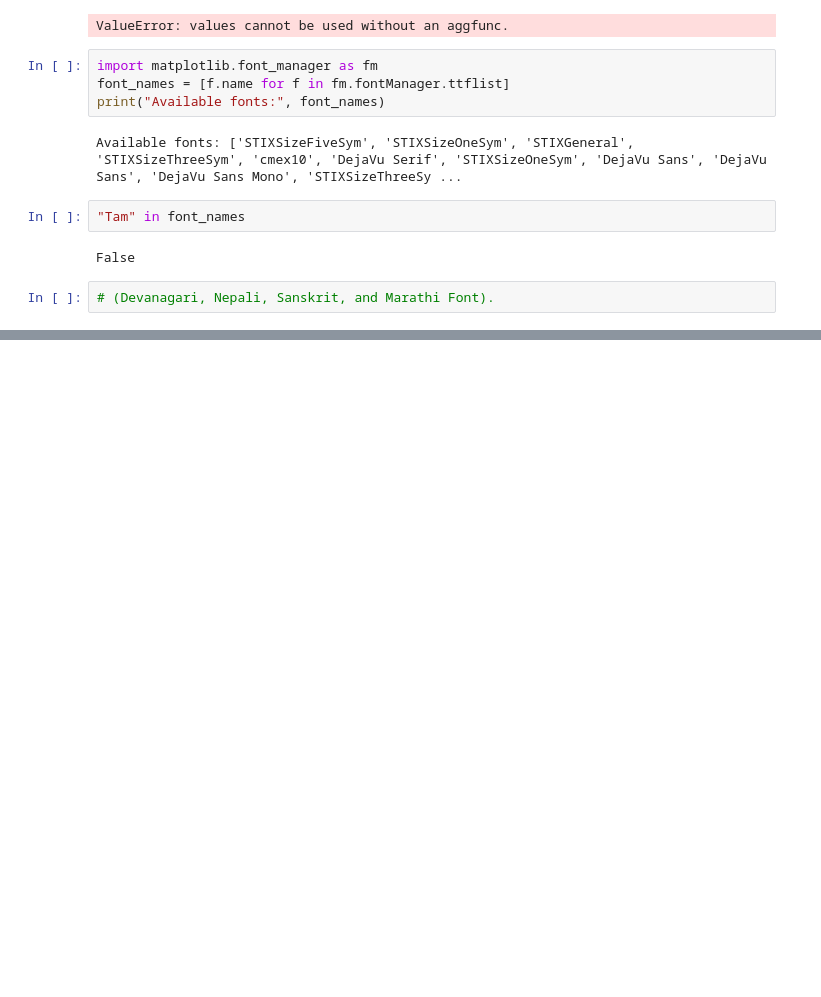
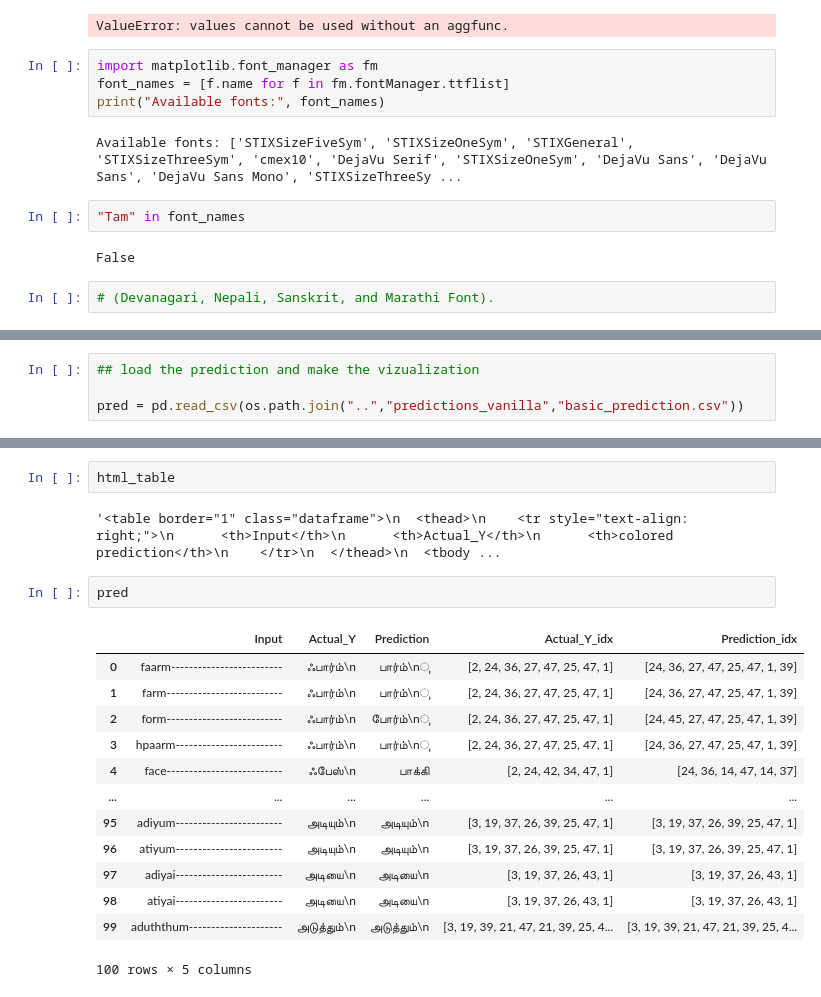
Before and after one commit to yuvaramsingh94/DA6401_Assignment_3, a Jupyter notebook: code/attention_viz.ipynb, the cells around one changed output, grey strips where cells are left out. Cells and saved outputs as stored; diff of their text form; blank space fills up the shorter version.

```diff
--- a/code/attention_viz.ipynb
+++ b/code/attention_viz.ipynb
@@ -184,0 +234,4 @@ False
+# %%
+## load the prediction and make the vizualization
+
+pred = pd.read_csv(os.path.join("..","predictions_vanilla","basic_prediction.csv"))
@@ -184,0 +256,20 @@ False
+# %%
+html_table
+# %% [output]
+'<table border="1" class="dataframe">\n  <thead>\n    <tr style="text-align: right;">\n      <th>Input</th>\n      <th>Actual_Y</th>\n      <th>colored prediction</th>\n    </tr>\n  </thead>\n  <tbody ...
+# %%
+pred
+# %% [output]
+|  | Input | Actual_Y | Prediction | Actual_Y_idx | Prediction_idx |
+| 0 | faarm------------------------- | ஃபார்ம்\n | பார்ம்\nு | [2, 24, 36, 27, 47, 25, 47, 1] | [24, 36, 27, 47, 25, 47, 1, 39] |
+| 1 | farm-------------------------- | ஃபார்ம்\n | பார்ம்\nு | [2, 24, 36, 27, 47, 25, 47, 1] | [24, 36, 27, 47, 25, 47, 1, 39] |
+| 2 | form-------------------------- | ஃபார்ம்\n | போர்ம்\nு | [2, 24, 36, 27, 47, 25, 47, 1] | [24, 45, 27, 47, 25, 47, 1, 39] |
+| 3 | hpaarm------------------------ | ஃபார்ம்\n | பார்ம்\nு | [2, 24, 36, 27, 47, 25, 47, 1] | [24, 36, 27, 47, 25, 47, 1, 39] |
+| 4 | face-------------------------- | ஃபேஸ்\n | பாக்கி | [2, 24, 42, 34, 47, 1] | [24, 36, 14, 47, 14, 37] |
+| ... | ... | ... | ... | ... | ... |
+| 95 | adiyum------------------------ | அடியும்\n | அடியும்\n | [3, 19, 37, 26, 39, 25, 47, 1] | [3, 19, 37, 26, 39, 25, 47, 1] |
+| 96 | atiyum------------------------ | அடியும்\n | அடியும்\n | [3, 19, 37, 26, 39, 25, 47, 1] | [3, 19, 37, 26, 39, 25, 47, 1] |
+| 97 | adiyai------------------------ | அடியை\n | அடியை\n | [3, 19, 37, 26, 43, 1] | [3, 19, 37, 26, 43, 1] |
+| 98 | atiyai------------------------ | அடியை\n | அடியை\n | [3, 19, 37, 26, 43, 1] | [3, 19, 37, 26, 43, 1] |
+| 99 | aduththum--------------------- | அடுத்தும்\n | அடுத்தும்\n | [3, 19, 39, 21, 47, 21, 39, 25, 4... | [3, 19, 39, 21, 47, 21, 39, 25, 4... |
+100 rows × 5 columns
```
Also changed, not shown: parts of 3 cells of this notebook, 3 other files.
